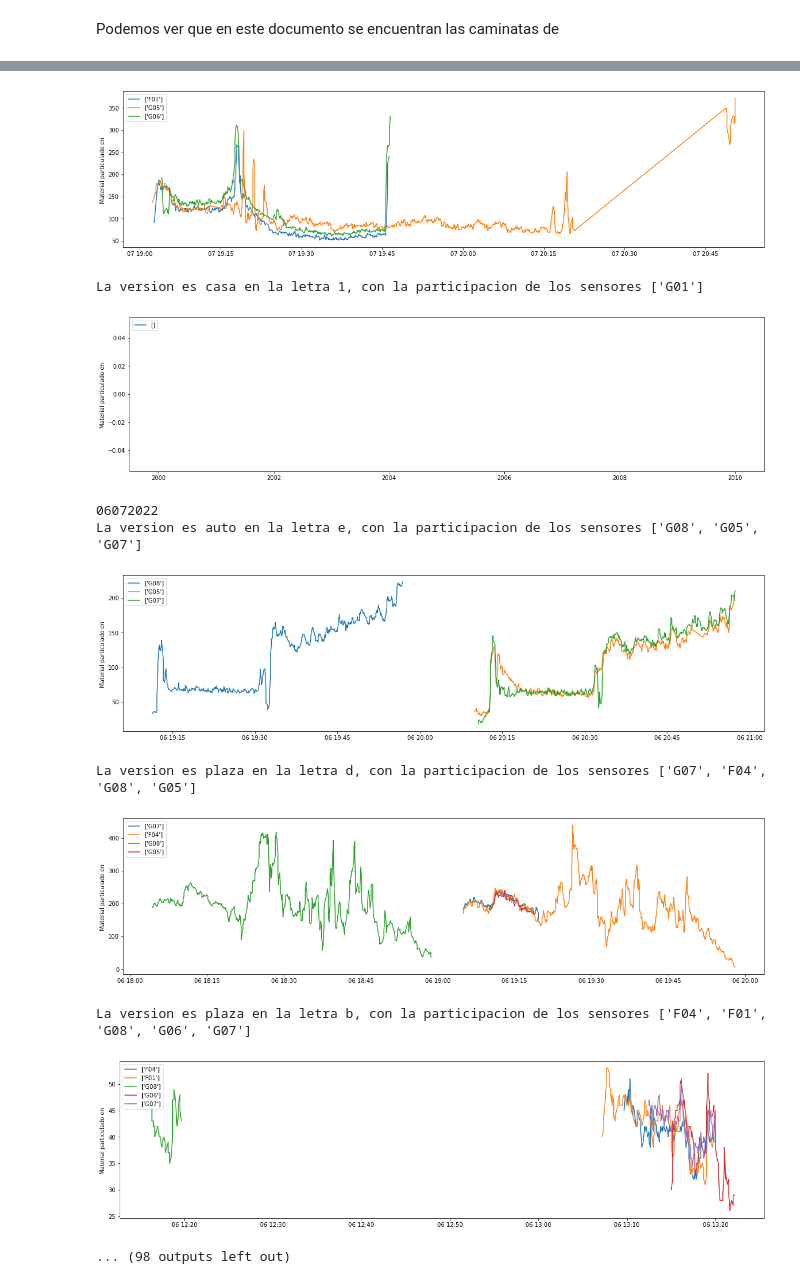
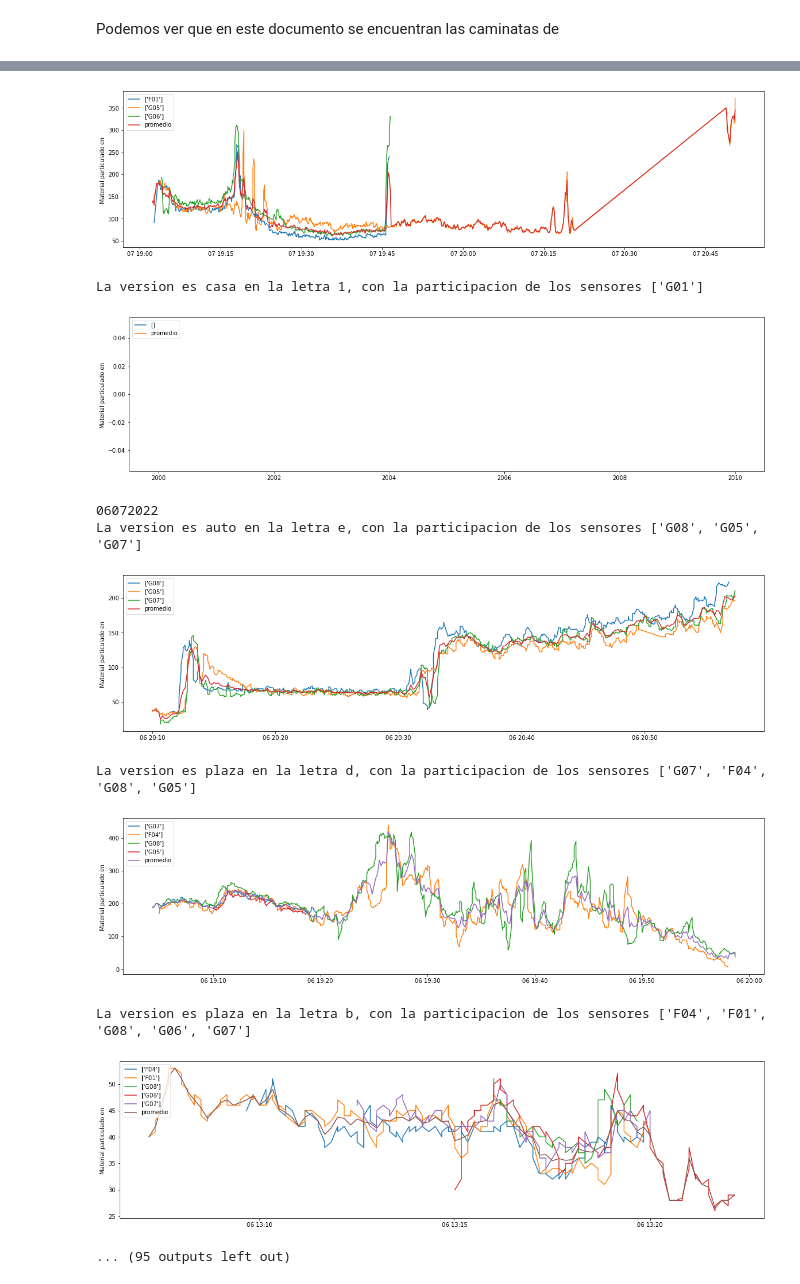
Before and after one commit to 0caucau/EnviroHealth, a Jupyter notebook: Arreglo_datos.ipynb, the cells around one changed output, grey strips where cells are left out. Cells and saved outputs as stored; diff of their text form; code cells hidden in the pictures.

Commit message:
Se agrega el promedio

```diff
--- a/Arreglo_datos.ipynb
+++ b/Arreglo_datos.ipynb
@@ -12,8 +12,12 @@ data.drop(data[data.letra == 'pl'].index, inplace=True)
 data.drop(7845, axis=0, inplace=True)
 
 data.loc[data['version'] == 'megacaminsta', 'version'] = 'mega'
+data.loc[data['version'] == 'Plaza', 'version'] = 'plaza'
+data.loc[data['version'] == 'Mega', 'version'] = 'mega'
+data.loc[data['version'] == 'Plaza de armas', 'version'] = 'plaza'
 data.loc[data['version'] == 'megacaminata', 'version'] = 'mega'
 data.loc[data['fecha'] == str('25-08-2022'), 'hora'] = data['hora']-2592000
+data.loc[data['id_sensor'] == 'G08', 'hora'] = data['hora']+3600
 data.loc[data['fecha'] == str('25-08-2022'), 'fecha'] = '26-07-2022'
 data.loc[data['version'] == 'auto2', 'version'] = 'auto'
 # %%
@@ -121,14 +122,20 @@ def nameless(df_a):
             df_c = df_b[df_b['letra']==ltra]
             sensores = df_c["id_sensor"].unique().tolist() #lista con los sensores de ese día
             print(f'La version es {csion} en la letra {ltra}, con la participacion de los sensores {sensores}')
-            #print(df_c)
+            name=f'{df_c["fecha"].unique()}_{csion}_{ltra}'
+            exportar(df_c,name)
+            #print('primer ok')
+            df_notyetprom = pd.concat([df_c['time_cl'], df_c['pm_25'], df_c['id_sensor'], df_c['cal']], axis=1, keys=['time_cl','pm_25', 'id_sensor','cal'])
+            df_notyetprom = df_notyetprom[df_notyetprom['cal'] == 'calibracion']
+            prom_x,prom_y = prom_xy(df_notyetprom)
             plt.figure()
             for snsor in sensores:
                 x= df_c[df_c['id_sensor']==snsor]
                 x=x[x['cal'] == 'calibracion']
                 plt.plot(x.time_cl,x.pm_25, label=x.id_sensor.unique())
-                plt.legend(loc="upper left")
                 plt.ylabel("Material particulado en ")
+            plt.plot(prom_x,prom_y, label ='promedio')
+            plt.legend(loc="upper left")
             plt.show()
 
 #plt.figure()
@@ -136,0 +164,2 @@ def nameless(df_a):
+# %%
+data = tiempo(data)
@@ -137,6 +270,6 @@ def nameless(df_a):
 # %%
-def exportar(data) :
-    data.to_csv(f'{data}_hiri', sep=',')
+def exportar(data,name) :
+    data.to_csv(f'{name}.csv', sep=',')
 # %%
 #copia/variacion de mas arriba
 def graficar(dfs_dates):
@@ -149,7 +282,7 @@ data = tiempo(data)
 dfs_dates = df_to_dict(data)
 registro(dfs_dates)
 graficar(dfs_dates)
-#exportar(data)
+exportar(data)
 # %% [output]
 ['07-07-2022', '06-07-2022', '05-07-2022', '02-07-2022', '04-08-2022', '30-06-2022', '03-08-2022', '03-07-2022', '04-07-2022', '29-07-2022', '26-07-2022', '29-06-2022', '06-08-2022', '30-07-2022', '01 ...
 En el día ['07-07-2022'] se tienen registros de caminatas en: ['escuela', 'mega', 'casa'] con registros de los sensores ['G07', 'F01', 'G05', 'G01', 'G08', 'G06']
@@ -172,13 +305,13 @@ La version es escuela en la letra a, con la participacion de los sensores ['G07'
 La version es mega en la letra b, con la participacion de los sensores ['F01', 'G05', 'G06']
-[figure, old version]
+[figure, new version]
 La version es casa en la letra 1, con la participacion de los sensores ['G01']
-[figure, old version]
+[figure, new version]
 06072022
 La version es auto en la letra e, con la participacion de los sensores ['G08', 'G05', 'G07']
-[figure, old version]
+[figure, new version]
 La version es plaza en la letra d, con la participacion de los sensores ['G07', 'F04', 'G08', 'G05']
-[figure, old version]
+[figure, new version]
 La version es plaza en la letra b, con la participacion de los sensores ['F04', 'F01', 'G08', 'G06', 'G07']
-[figure, old version]
+[figure, new version]
-... (98 outputs left out)
+... (95 outputs left out)
 # %%
```
Also changed, not shown: parts of 15 cells of this notebook.
